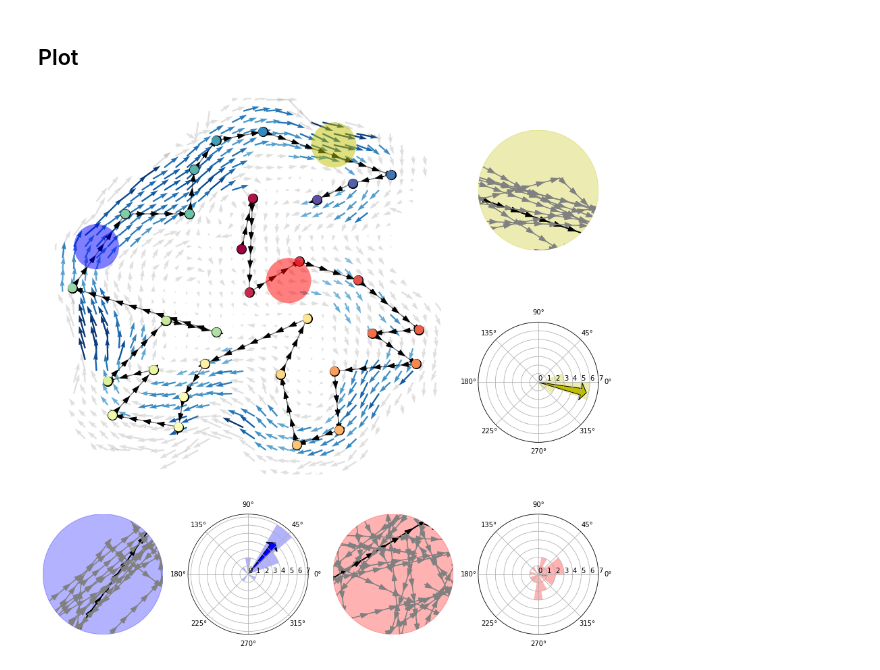
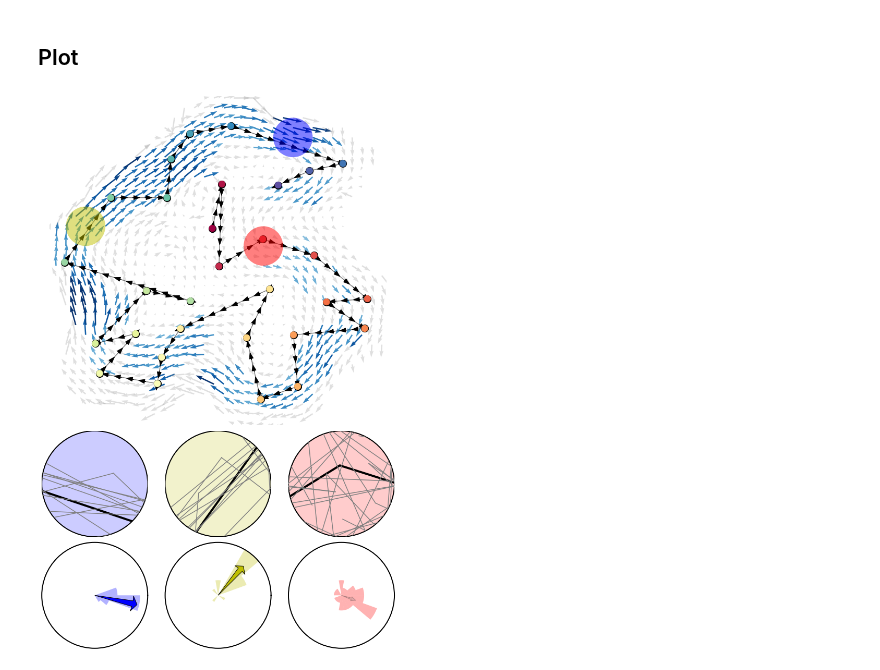
Before and after one commit to ContextLab/sherlock-topic-model-paper, a Jupyter notebook: code/notebooks/supp/topic_space_flow.ipynb, the cells around one changed output. Drawn from its saved outputs; the diff is of its cells as text; code cells hidden in the pictures.

Commit message:
new supplemental figure

```diff
--- a/code/notebooks/supp/topic_space_flow.ipynb
+++ b/code/notebooks/supp/topic_space_flow.ipynb
@@ -188,7 +184,7 @@ def plot_rayleigh(x_ix, y_ix, circle, ax, color='b', alpha=0.3, bin_degrees=20,
         angle_transform = mpl.transforms.Affine2D().translate(arrow.angle, 0) + ax.transData
         arrow_color = M[x_ix, y_ix]
         if not np.array_equal(arrow_color, np.array([0.5, 0.5, 0.5, 0.25])):
-            arrow_color = mpl.colors.to_rgba(color, arrow_color[3])
+            arrow_color = mpl.colors.to_rgba(color, 1)
 
         edgecolor = mpl.colors.to_rgba('k', arrow_color[3])
         ax.arrow(0, 0, 0, arrow_len,
@@ -196,6 +192,8 @@ def plot_rayleigh(x_ix, y_ix, circle, ax, color='b', alpha=0.3, bin_degrees=20,
                  facecolor=arrow_color, edgecolor=edgecolor, linewidth=1,
                  transform=angle_transform)
         ax.set_rlabel_position(0)
+        ax.set_xticklabels([])
+        ax.set_yticklabels([])
     return ax
 # %%
 def plot_flow_around(x_ix,
@@ -224,10 +222,12 @@ def plot_flow_around(x_ix,
     if circle_kwargs is None:
         circle_kwargs = dict()
 
+    facecolor = mpl.colors.to_rgba(bg_color, alpha=bg_alpha)
     clip_circle = plt.Circle(circle.center,
                              radius=circle.r,
-                             color=bg_color,
-                             alpha=bg_alpha,
+                             facecolor=facecolor,
+                             linewidth=2,
+                             edgecolor=(0, 0, 0, 1),
                              fill=True,
                              transform=ax.transData,
                              **circle_kwargs)
@@ -281,7 +281,7 @@ def plot_flow_around(x_ix,
         ax.plot(avg_recall_embedding[:, 0],
                 avg_recall_embedding[:, 1],
                 c='k',
-                linewidth=2,
+                linewidth=4,
                 clip_path=clip_circle,
                 zorder=2,
                 **kwargs)
@@ -316,14 +316,6 @@ def plot_flow_around(x_ix,
 
         plot_rayleigh(x_ix, y_ix, circle, color=bg_color, ax=rayleigh_ax, **rayleigh_kwargs)
 
-#     ############
-#     print(ax.get_xlim(), ax.get_ylim())
-#     print(clip_circle.center, clip_circle.radius)
-#     print(ax.patches[0].center, ax.patches[0].radius)
-#     print(flow_ax.patches[-1].center, flow_ax.patches[-1].radius)
-#     print()
-#     ############
-
     return ax
 # %% [markdown]
 ## Set up embedding components
@@ -368,41 +358,45 @@ Widget Javascript not detected.  It may not be installed or enabled properly.
 # %% [markdown]
 ## Plot
 # %%
-fig = plt.figure(figsize=(12, 12))
-gs = fig.add_gridspec(3, 4)
-flow_ax = fig.add_subplot(gs[:-1, :-1])
+fig = plt.figure(figsize=(10, 15))
+gs = fig.add_gridspec(5, 3)
+flow_ax = fig.add_subplot(gs[:3, :])
 
-zoom_ax1 = fig.add_subplot(gs[-1, 0])
-polar_ax1 = fig.add_subplot(gs[-1, 1], polar=True)
+zoom_ax1 = fig.add_subplot(gs[3, 0])
+polar_ax1 = fig.add_subplot(gs[4, 0], polar=True)
 
-zoom_ax2 = fig.add_subplot(gs[-1, 2])
-polar_ax2 = fig.add_subplot(gs[-1, 3], polar=True)
+zoom_ax2 = fig.add_subplot(gs[3, 1])
+polar_ax2 = fig.add_subplot(gs[4, 1], polar=True)
 
-zoom_ax3 = fig.add_subplot(gs[0, -1])
-polar_ax3 = fig.add_subplot(gs[1, -1], polar=True)
+zoom_ax3 = fig.add_subplot(gs[3, 2])
+polar_ax3 = fig.add_subplot(gs[4, 2], polar=True)
 
 arrow_kwargs = {
     'aspace': 0.6,
     'head_width': 0.2
 }
+
 rayleigh_kwargs = {'density': False}
 
 plot_embedding_flow(flow_ax)
-plot_flow_around(31, 12, bg_color='b', arrows=True, arrow_kwargs=arrow_kwargs,
+plot_flow_around(40, 33, colors='grey', bg_color='b', bg_alpha=0.2, arrows=False, arrow_kwargs=arrow_kwargs,
                  ax=zoom_ax1, rayleigh_ax=polar_ax1, flow_ax=flow_ax, rayleigh_kwargs=rayleigh_kwargs)
-plot_flow_around(28, 29, bg_color='r', arrows=True, arrow_kwargs=arrow_kwargs,
+plot_flow_around(31, 12, colors='grey', bg_color='y', bg_alpha=0.2, arrows=False, arrow_kwargs=arrow_kwargs,
                  ax=zoom_ax2, rayleigh_ax=polar_ax2, flow_ax=flow_ax, rayleigh_kwargs=rayleigh_kwargs)
-plot_flow_around(40, 33, bg_color='y', arrows=True, arrow_kwargs=arrow_kwargs,
+plot_flow_around(29, 30, colors='grey', bg_color='r', bg_alpha=0.2, arrows=False, arrow_kwargs=arrow_kwargs,
                  ax=zoom_ax3, rayleigh_ax=polar_ax3, flow_ax=flow_ax, rayleigh_kwargs=rayleigh_kwargs)
 
 polar_axes = (polar_ax1, polar_ax2, polar_ax3)
 max_bincount = int(max([b.get_height() for ax in polar_axes for b in ax.patches]))
 for ax in polar_axes:
-#     ax.set_rlim(0, max_bincount)
-    ax.set_rticks(list(range(max_bincount + 1)))
+    ax.set_rlim(0, max_bincount)
+    ax.set_rticks([max_bincount])
+    ax.set_xticks([])
+    ax.spines['polar'].set_linewidth(2)
+
 
 plt.tight_layout()
 # plt.savefig(FIG_DIR.joinpath('topic_space_flow.pdf'))
 plt.show()
 # %% [output]
-[figure, old version]
+[figure, new version]
```
Also changed, not shown: parts of 19 cells of this notebook, 1 other file.
